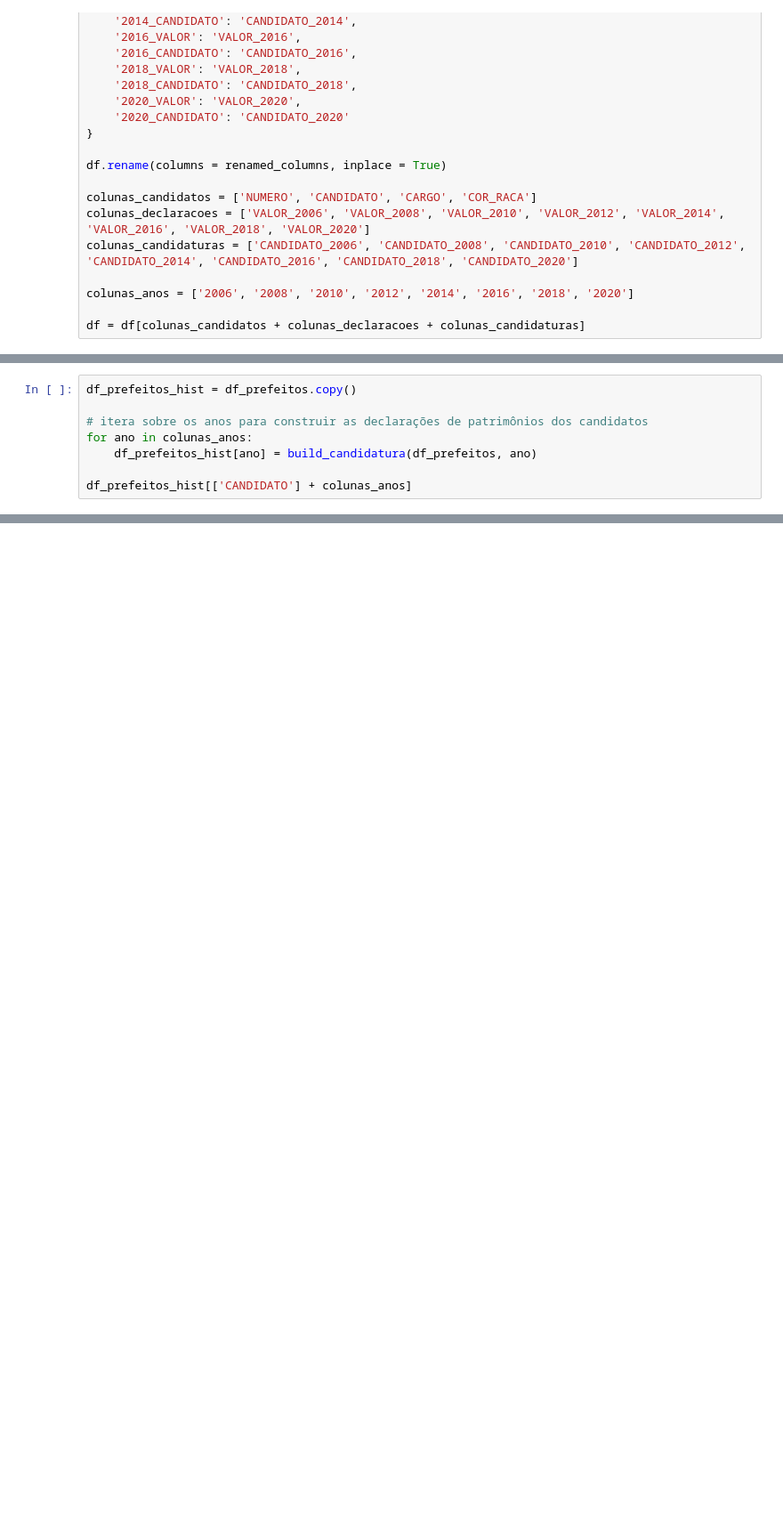
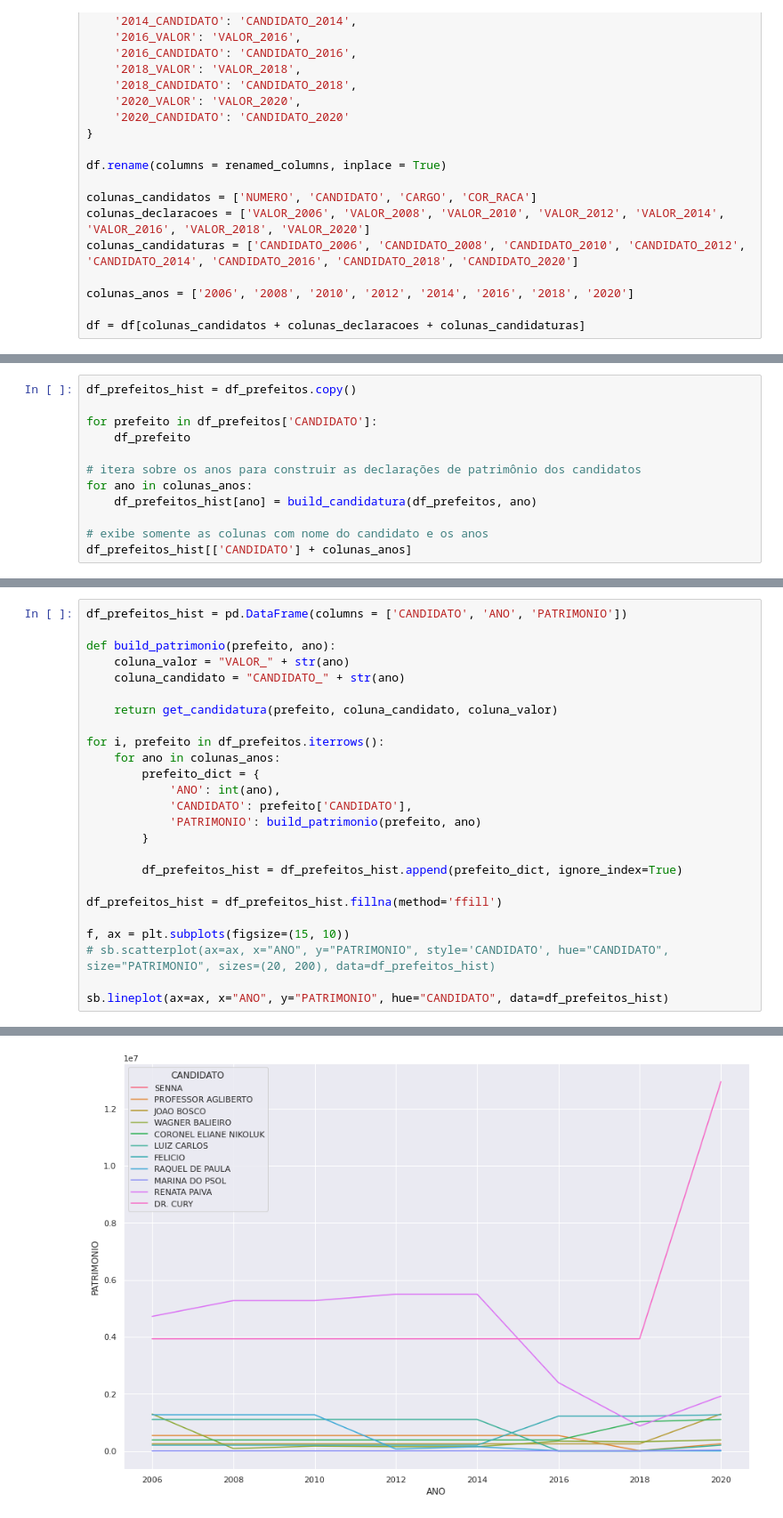
Before and after one commit to emaiax/analise-dados-eleitorais-sjc-2020, a Jupyter notebook: eleicoes_sjc_2020.ipynb, the cells around one changed output, grey strips where cells are left out. Shown at 89% size. Cells and saved outputs as stored; diff of their text form; blank space fills up the shorter version.

Commit message:
added some chart to check for mayors candidates net worth thru time

```diff
--- a/eleicoes_sjc_2020.ipynb
+++ b/eleicoes_sjc_2020.ipynb
@@ -86,10 +86,14 @@ def build_candidatura(df, ano):
 # %%
 df_prefeitos_hist = df_prefeitos.copy()
 
-# itera sobre os anos para construir as declarações de patrimônios dos candidatos
+for prefeito in df_prefeitos['CANDIDATO']:
+    df_prefeito
+
+# itera sobre os anos para construir as declarações de patrimônio dos candidatos
 for ano in colunas_anos:
     df_prefeitos_hist[ano] = build_candidatura(df_prefeitos, ano)
 
+# exibe somente as colunas com nome do candidato e os anos
 df_prefeitos_hist[['CANDIDATO'] + colunas_anos]
 # %% [output]
 |  | CANDIDATO | 2006 | 2008 | 2010 | 2012 | 2014 | 2016 | 2018 | 2020 |
@@ -104,3 +108,29 @@ df_prefeitos_hist[['CANDIDATO'] + colunas_anos]
 | 346 | MARINA DO PSOL | NaN | NaN | NaN | NaN | NaN | NaN | NaN | 31488.00 |
 | 394 | RENATA PAIVA | 4716000.0 | 5269000.0 | NaN | 5495000.00 | NaN | 2395000.00 | 871900.00 | 1920000.00 |
 | 549 | DR. CURY | 3930000.0 | NaN | NaN | NaN | NaN | NaN | NaN | 12945436.00 |
+# %%
+df_prefeitos_hist = pd.DataFrame(columns = ['CANDIDATO', 'ANO', 'PATRIMONIO'])
+
+def build_patrimonio(prefeito, ano):
+    coluna_valor = "VALOR_" + str(ano)
+    coluna_candidato = "CANDIDATO_" + str(ano)
+
+    return get_candidatura(prefeito, coluna_candidato, coluna_valor)
+
+for i, prefeito in df_prefeitos.iterrows():
+    for ano in colunas_anos:
+        prefeito_dict = {
+            'ANO': int(ano),
+            'CANDIDATO': prefeito['CANDIDATO'],
+            'PATRIMONIO': build_patrimonio(prefeito, ano)
+        }
+
+        df_prefeitos_hist = df_prefeitos_hist.append(prefeito_dict, ignore_index=True)
+
+df_prefeitos_hist = df_prefeitos_hist.fillna(method='ffill')
+
+f, ax = plt.subplots(figsize=(15, 10))
+# sb.scatterplot(ax=ax, x="ANO", y="PATRIMONIO", style='CANDIDATO', hue="CANDIDATO", size="PATRIMONIO", sizes=(20, 200), data=df_prefeitos_hist)
+
+sb.lineplot(ax=ax, x="ANO", y="PATRIMONIO", hue="CANDIDATO", data=df_prefeitos_hist)
+# %% [output]
@@ -106,0 +138 @@ df_prefeitos_hist[['CANDIDATO'] + colunas_anos]
+[figure, added]
```
Also changed, not shown: parts of 3 cells of this notebook.
